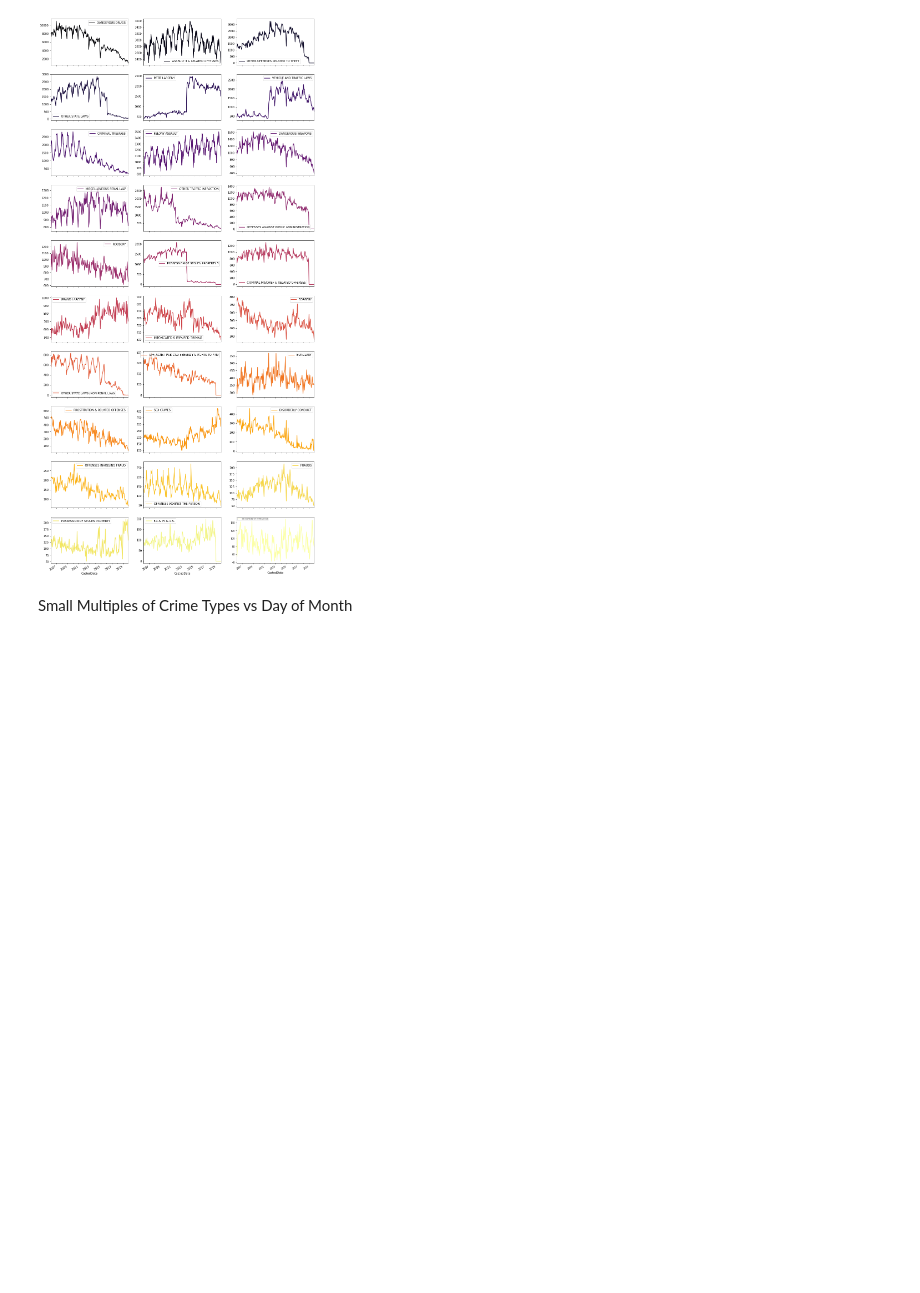
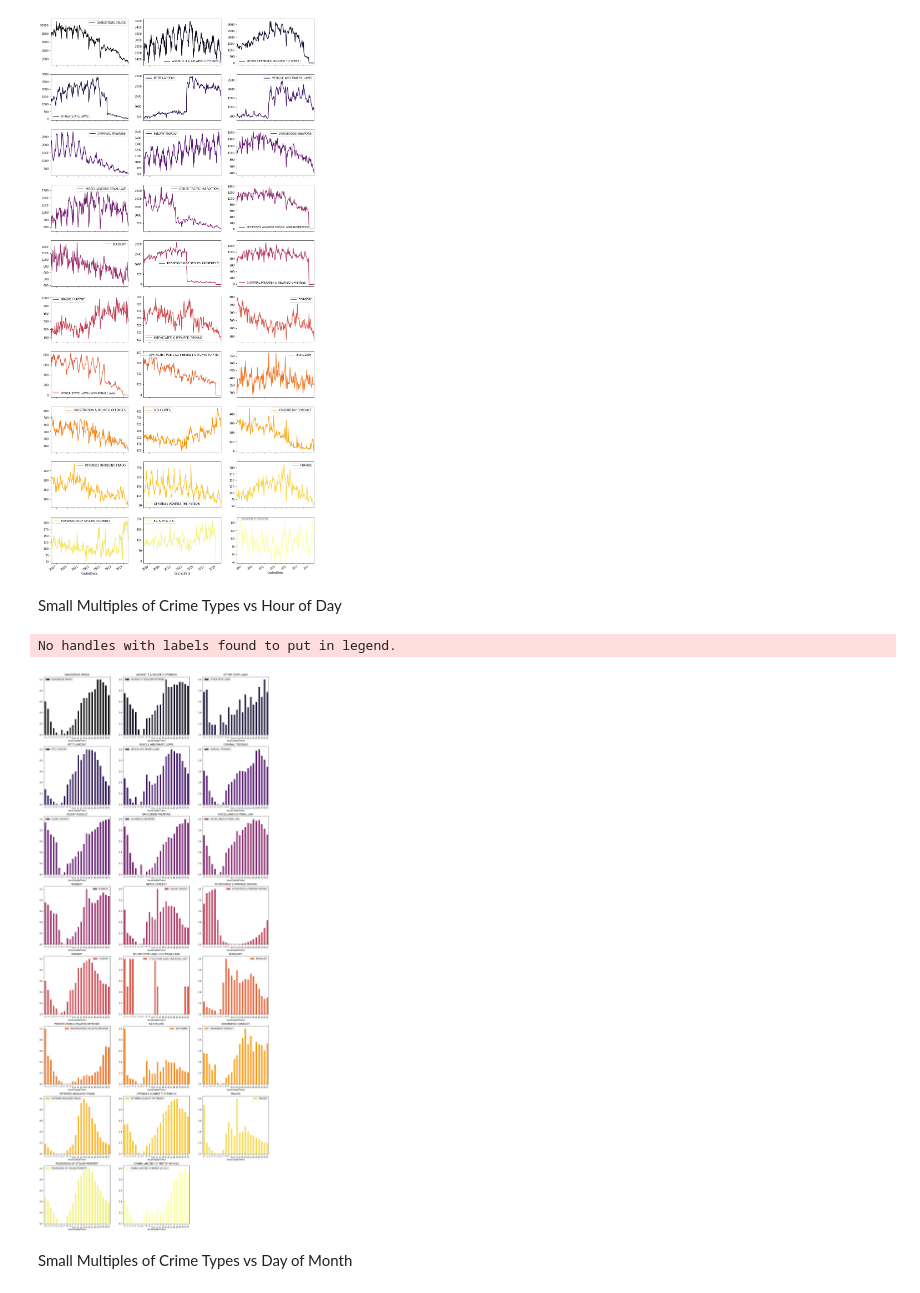
Before and after one commit to nagashree-angadi/Crime-Data-Analysis, a Jupyter notebook: EDA/TemporalAnalysis.ipynb, the cells around one changed output. Drawn from its saved outputs; the diff is of its cells as text; code cells hidden in the pictures; blank space fills up the shorter version.

Commit message:
Added Temporal Analysis to Hour of Day

```diff
--- a/EDA/TemporalAnalysis.ipynb
+++ b/EDA/TemporalAnalysis.ipynb
@@ -67,5 +65,7 @@ pandas.util.testing is deprecated. Use the functions in the public API at pandas
 # %% [markdown]
 ##Time Series Analysis
+# %%
+complaints_df_casted = preprocessed_data.filter(preprocessed_data['RECORD_TYPE'] == 'C').select("*",from_unixtime(unix_timestamp('CMPLNT_FR_DT', 'MM/dd/yyyy')).alias("CastedDate"), from_unixtime(unix_timestamp('CMPLNT_FR_TM', 'HH:mm:ss')).alias("CastedTime")).filter((F.year('CastedDate') > 2005))
 # %%
 arrests_df_casted = preprocessed_data.filter(preprocessed_data['RECORD_TYPE'] == 'A').select("*",from_unixtime(unix_timestamp('ARREST_DATE', 'MM/dd/yyyy')).alias("CastedDate")).filter((F.year('CastedDate') > 2005))
 # %% [markdown]
@@ -128,6 +128,22 @@ def normalize(df):
         min_value = df[feature_name].min()
         result[feature_name] = (df[feature_name] - min_value) / (max_value - min_value)
     return result
+# %% [markdown]
+Small Multiples of Crime Types vs Hour of Day
+# %%
+#Pivot On Hour vs Number of Crime for Each Crime Type
+#Converting summarized data to pandas for easy plotting
+hour_vs_crimetype_pivot = complaints_df_casted.groupby(F.hour('CastedTime')).pivot("OFNS_DESC", arrests_crime_list).agg({"*": "count"}).fillna(0).toPandas()
+# %%
+hour_vs_crimetype_pivot = hour_vs_crimetype_pivot.set_index('hour(CastedTime)')
+# %%
+normalize(hour_vs_crimetype_pivot.groupby(hour_vs_crimetype_pivot.index).sum().drop(['OTHER OFFENSES RELATED TO THEFT', 'OTHER TRAFFIC INFRACTION', 'OFFENSES AGAINST PUBLIC ADMINISTRATION','POSSESSION OF STOLEN PROPERTY 5','CRIMINAL MISCHIEF & RELATED OFFENSES','OFF. AGNST PUB ORD SENSBLTY & RGHTS TO PRIV','F.C.A. P.I.N.O.S.'], axis=1)).plot(kind='bar', figsize=(20,50), linewidth=2, cmap='inferno', subplots=True, layout=(-1, 3), sharex=False, sharey=False)
+plt.legend(prop={'size':5})
+plt.xlabel('')
+plt.tick_params(labelsize=5)
+# %% [output]
+No handles with labels found to put in legend.
+[figure, added]
 # %% [markdown]
 Small Multiples of Crime Types vs Day of Month
 # %%
```
Also changed, not shown: parts of 1 cell of this notebook, 4 other files.
